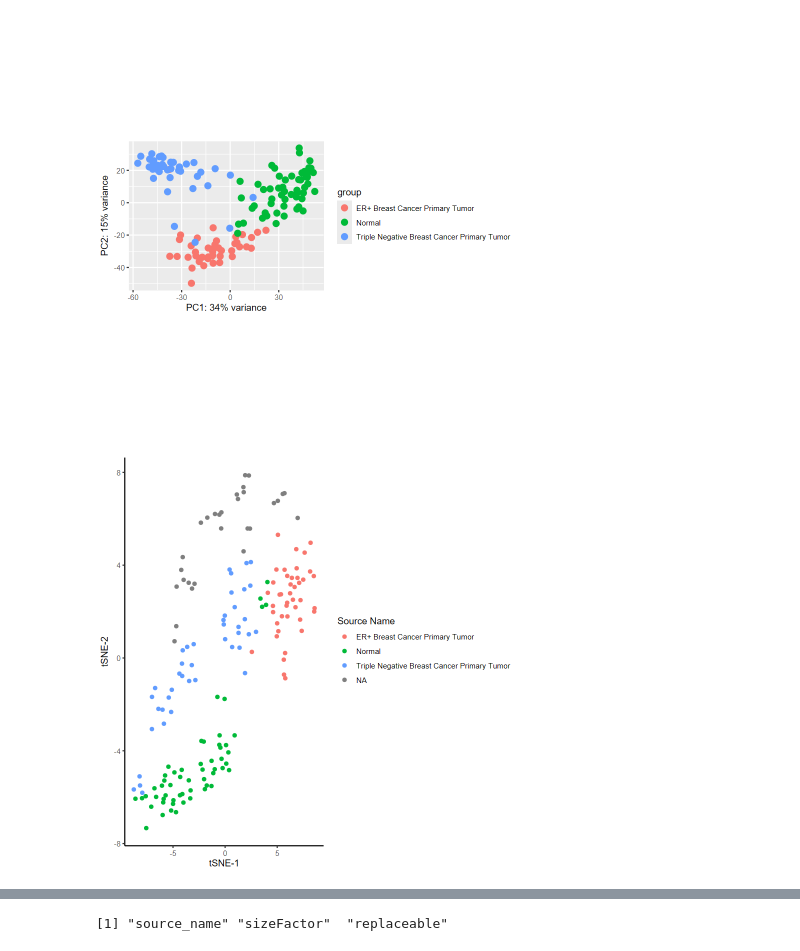
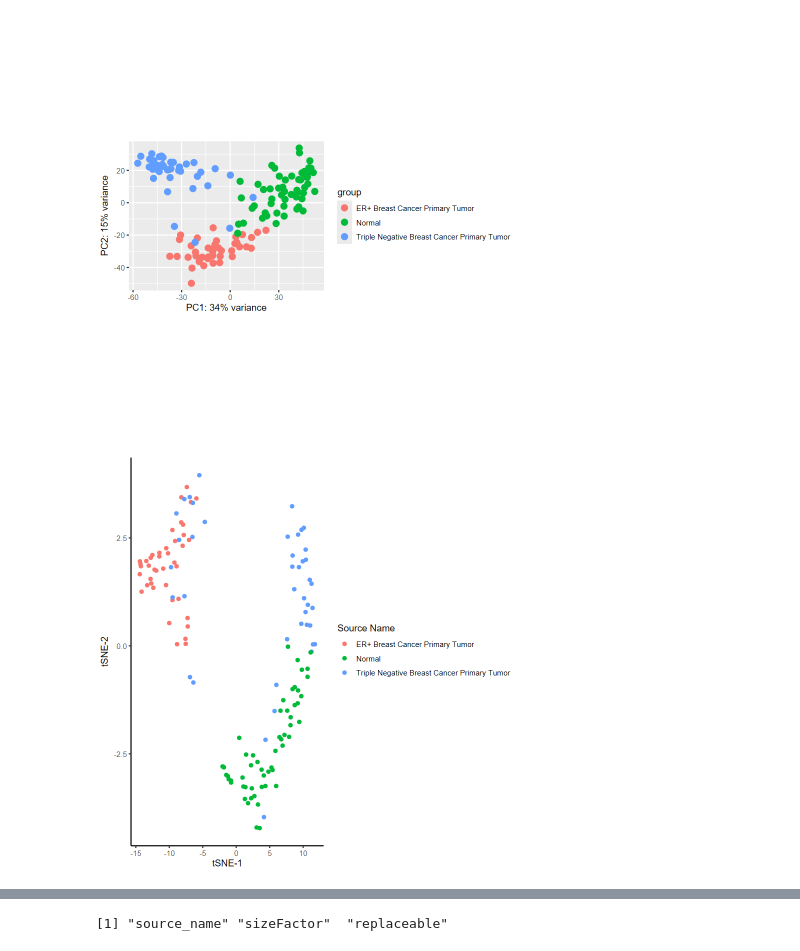
Before and after one commit to Ermi112/powerRobo_Py_project, a Jupyter notebook: R_project/DESeq.ipynb, the cells around one changed output, grey strips where cells are left out. Cells and saved outputs as stored; diff of their text form; code cells hidden in the pictures.

```diff
--- a/R_project/DESeq.ipynb
+++ b/R_project/DESeq.ipynb
@@ -246,26 +246,22 @@ plotPCA(vsd,intgroup="source_name")
 using ntop=500 top features by variance
 [figure]
 # %%
-data_clean <- data[complete.cases(data), ]
-gene_var <- apply(data_clean, 2, var)
-top_genes <- order(gene_var, decreasing = TRUE)[1:1000]
-data_top <- data_clean[, top_genes]
-
+data_clean <- t(top20_expr)
+source_name <- anno$source_name
 set.seed(20)
 tsne_results <- Rtsne(data_clean,
                       perplexity = 30,
                       eta = 1000,
                       max_iter = 5000)
-anno <- anno[colnames(count_matrix), , drop = FALSE]
-source_name <- anno$source_name
+
 Y <- as.data.frame(tsne_results$Y)
 
 ggplot(Y, aes(x = V1, y = V2, col = source_name)) +
   geom_point() +
   labs(x = "tSNE-1", y = "tSNE-2", color = "Source Name") +
   theme_classic()
 # %% [output]
-[figure, old version]
+[figure, new version]
 # %%
 mat <- assay(vsd)
 meta <- colData(vsd)
```
Also changed, not shown: parts of 11 cells of this notebook.
